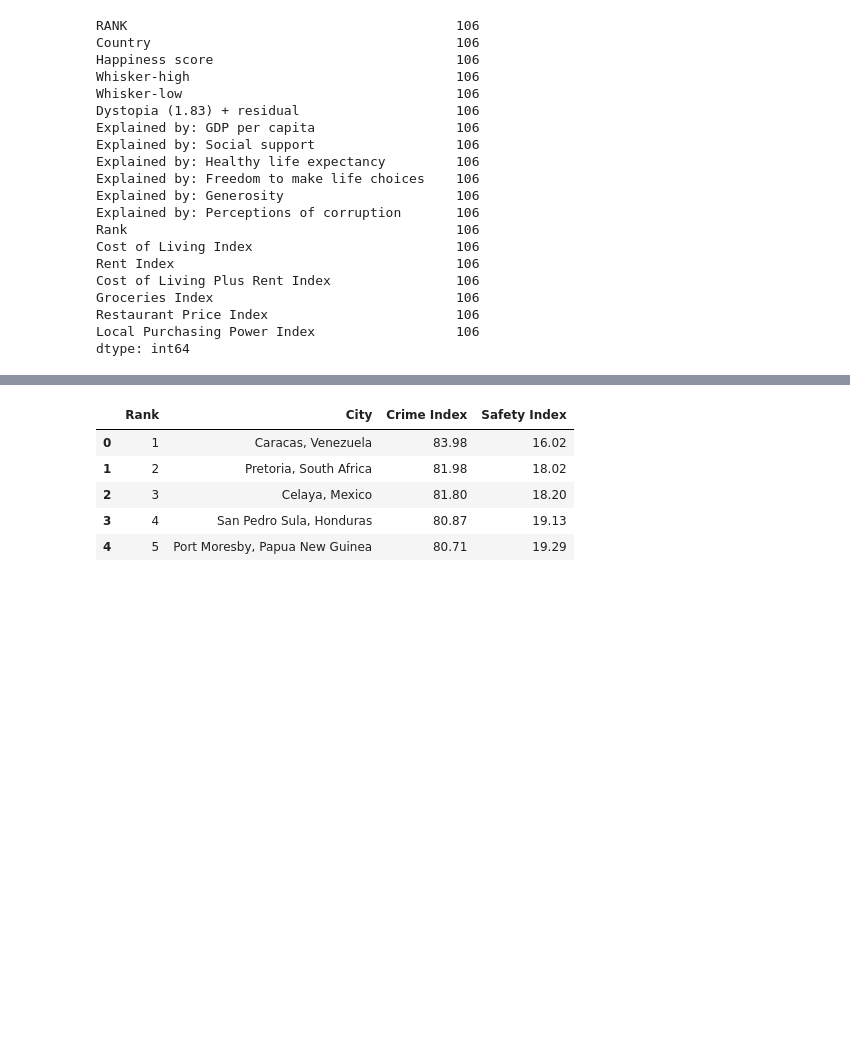
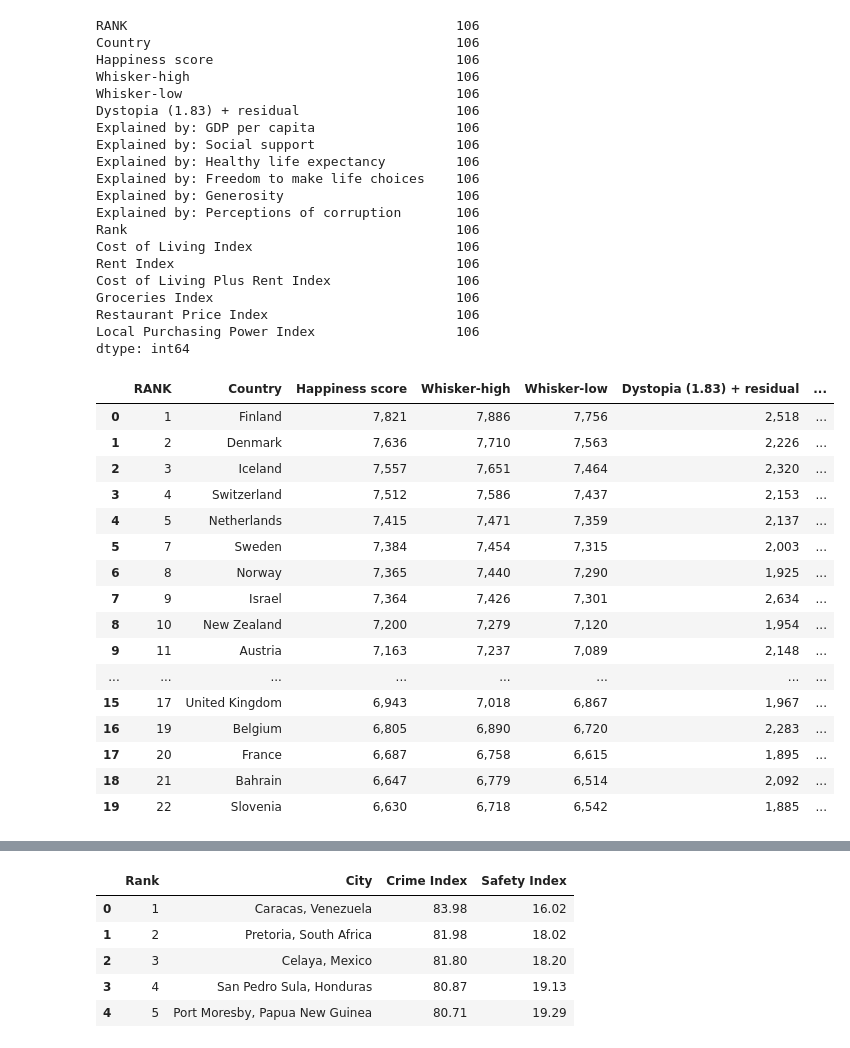
Before and after one commit to cburgyan/project1_happiness, a Jupyter notebook: pro1_happiness.ipynb, the cells around one changed output, grey strips where cells are left out. Cells and saved outputs as stored; diff of their text form; code cells hidden in the pictures; blank space fills up the shorter version.

```diff
--- a/pro1_happiness.ipynb
+++ b/pro1_happiness.ipynb
@@ -78,3 +80,24 @@ Groceries Index                               106
 Restaurant Price Index                        106
 Local Purchasing Power Index                  106
 dtype: int64
+# %%
+top20Hap = mHapCost_df.sort_values('Happiness score', ascending=False).head(20)
+top20Hap
+# %% [output]
+|  | RANK | Country | Happiness score | Whisker-high | Whisker-low | Dystopia (1.83) + residual | ... |
+| 0 | 1 | Finland | 7,821 | 7,886 | 7,756 | 2,518 | ... |
+| 1 | 2 | Denmark | 7,636 | 7,710 | 7,563 | 2,226 | ... |
+| 2 | 3 | Iceland | 7,557 | 7,651 | 7,464 | 2,320 | ... |
+| 3 | 4 | Switzerland | 7,512 | 7,586 | 7,437 | 2,153 | ... |
+| 4 | 5 | Netherlands | 7,415 | 7,471 | 7,359 | 2,137 | ... |
+| 5 | 7 | Sweden | 7,384 | 7,454 | 7,315 | 2,003 | ... |
+| 6 | 8 | Norway | 7,365 | 7,440 | 7,290 | 1,925 | ... |
+| 7 | 9 | Israel | 7,364 | 7,426 | 7,301 | 2,634 | ... |
+| 8 | 10 | New Zealand | 7,200 | 7,279 | 7,120 | 1,954 | ... |
+| 9 | 11 | Austria | 7,163 | 7,237 | 7,089 | 2,148 | ... |
+| ... | ... | ... | ... | ... | ... | ... | ... |
+| 15 | 17 | United Kingdom | 6,943 | 7,018 | 6,867 | 1,967 | ... |
+| 16 | 19 | Belgium | 6,805 | 6,890 | 6,720 | 2,283 | ... |
+| 17 | 20 | France | 6,687 | 6,758 | 6,615 | 1,895 | ... |
+| 18 | 21 | Bahrain | 6,647 | 6,779 | 6,514 | 2,092 | ... |
+| 19 | 22 | Slovenia | 6,630 | 6,718 | 6,542 | 1,885 | ... |
```
Also changed, not shown: parts of 7 cells of this notebook, 1 other file.
